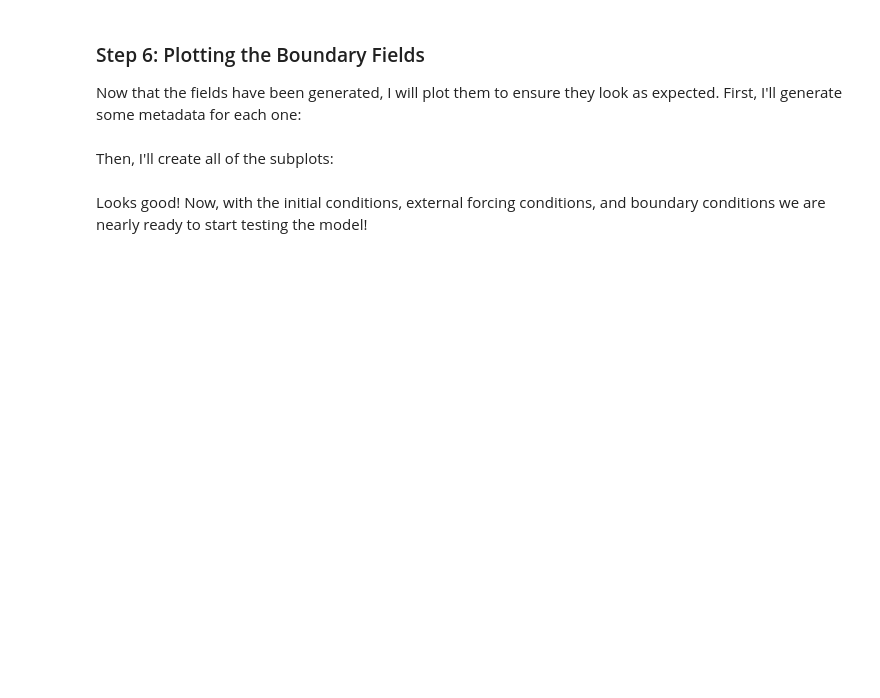
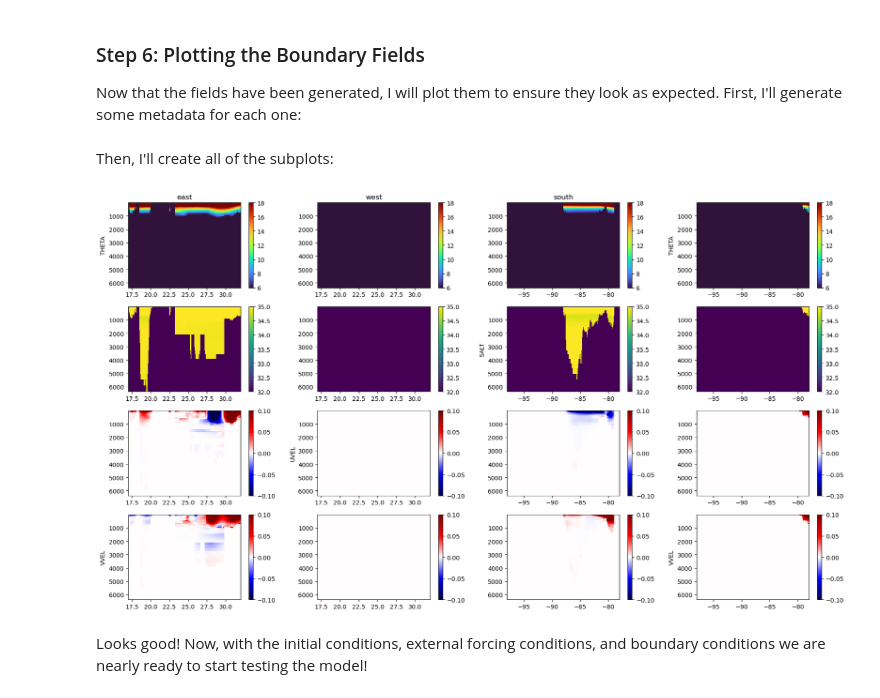
Before and after one commit to DannyMatlob/cs185c_fall2024_ocean_modeling, a Jupyter notebook: Project/notebooks/Lecture 13/CS 185C Lecture 13-1 Notebook.ipynb, the cells around one changed output. Cells and saved outputs as stored; diff of their text form; code cells hidden in the pictures; blank space fills up the shorter version.

```diff
--- a/Project/notebooks/Lecture 13/CS 185C Lecture 13-1 Notebook.ipynb
+++ b/Project/notebooks/Lecture 13/CS 185C Lecture 13-1 Notebook.ipynb
@@ -71,7 +71,7 @@ yc = np.arange(ygOrigin+delY/2, ygOrigin+n_rows*delY+delY/2, delY)
 XC, YC = np.meshgrid(xc, yc)
 
 # read in the bathymetry file
-bathy = np.fromfile(os.path.join(input_dir,'Gulf_Mexico_Bathymetry_Florida.bin'),'>f4').reshape(np.shape(XC))
+bathy = np.fromfile(os.path.join(input_dir,'Gulf_Mexico_Bathymetry_Without_Florida.bin'),'>f4').reshape(np.shape(XC))
 # %% [markdown]
 With an eye toward the interpolation to come next, I will make a mask to determine where the interpolatation will take place. I will create this mask by recreating the `hFac` field for my model using the `hFac` module from the `eccoseas` package:
 # %%
@@ -276,7 +280,7 @@ for variable_name in variable_names:
 Next, I will interpolate the ECCO external fields I read in onto my model domain. I will use the `horizonal` module from the `eccoseas` package to accomplish this interpolation.
 # %%
 # define the boundary list for the model
-boundary_list = ['west','south','north']
+boundary_list = ['east','west','south','north']
 # %%
 if 'obcs' not in os.listdir(input_dir):
     os.mkdir(os.path.join(input_dir,'obcs'))
@@ -315,7 +319,7 @@ for boundary in boundary_list:
 
         # print a message to keep track of which variable we are working on
         # uncomment to use
-        # print('    - Interpolating the '+variable_name+' grid')
+        print('    - Interpolating the '+variable_name+' grid')
 
         for t in range(timesteps):
             interpolated_grid = horizontal.downscale_3D_points(np.column_stack([ecco_XC_points, ecco_YC_points]),
@@ -325,5 +329,5 @@ for boundary in boundary_list:
                 output_grid[t,k,:] = interpolated_grid[k,:,:].ravel()
 
         # output the interpolated grid
-        output_file = os.path.join(input_dir,'obcs',variable_name+'_'+boundary+'_'+str(year)
+        output_file = os.path.join(input_dir,'obcs',variable_name+'_'+boundary+'_'+str(year))
         output_grid.ravel('C').astype('>f4').tofile(output_file)
@@ -338,7 +359,7 @@ meta_dict = {'THETA':[6, 18, 'turbo', 'm'],
 # %% [markdown]
 Then, I'll create all of the subplots:
 # %%
-fig = plt.figure(figsize=(12,12))
+fig = plt.figure(figsize=(18,10))
 
 
 plot_counter = 0
@@ -347,40 +368,42 @@ for i in range(len(variable_names)):
 
     for boundary in boundary_list:
 
-        boundary_grid = np.fromfile(os.path.join(input_dir,'obcs',variable_name+'_'+boundary+'_2008'),'>f4')
+        boundary_grid = np.fromfile(os.path.join(input_dir,'obcs',variable_name+'_'+boundary+'_'+str(year)),'>f4')
 
         if boundary in ['west','east']:
             boundary_grid = boundary_grid.reshape((timesteps, np.shape(delR)[0],np.shape(XC)[0]))
             boundary_grid = boundary_grid[0, :, :] # choose just the first timestep for plotting
             if boundary=='west':
                 x = YC[:,1]
             if boundary=='east':
                 x = YC[:,-1]
         else:
             boundary_grid = boundary_grid.reshape((timesteps, np.shape(delR)[0],np.shape(XC)[1]))
             boundary_grid = boundary_grid[0, :, :] # choose just the first timestep for plotting
             if boundary=='north':
                 x = XC[-1,:]
             if boundary=='south':
                 x = XC[1,:]
 
         plot_counter += 1
         plt.subplot(len(variable_names),len(boundary_list),plot_counter)
         C = plt.pcolormesh(x, Z, boundary_grid,
                            vmin=meta_dict[variable_names[i]][0],
                            vmax=meta_dict[variable_names[i]][1],
                            cmap=meta_dict[variable_names[i]][2])
         plt.colorbar(C,fraction=0.26)
         plt.gca().invert_yaxis()
 
         if plot_counter%3==1:
             plt.ylabel(variable_name)
         if plot_counter<4:
             plt.title(boundary)
 
 plt.tight_layout()
 
 plt.show()
+# %% [output]
+[figure, added]
 # %% [markdown]
 Looks good! Now, with the initial conditions, external forcing conditions, and boundary conditions we are nearly ready to start testing the model!
 # %% [markdown]
```
Also changed, not shown: parts of 3 cells of this notebook, 2 other files.
